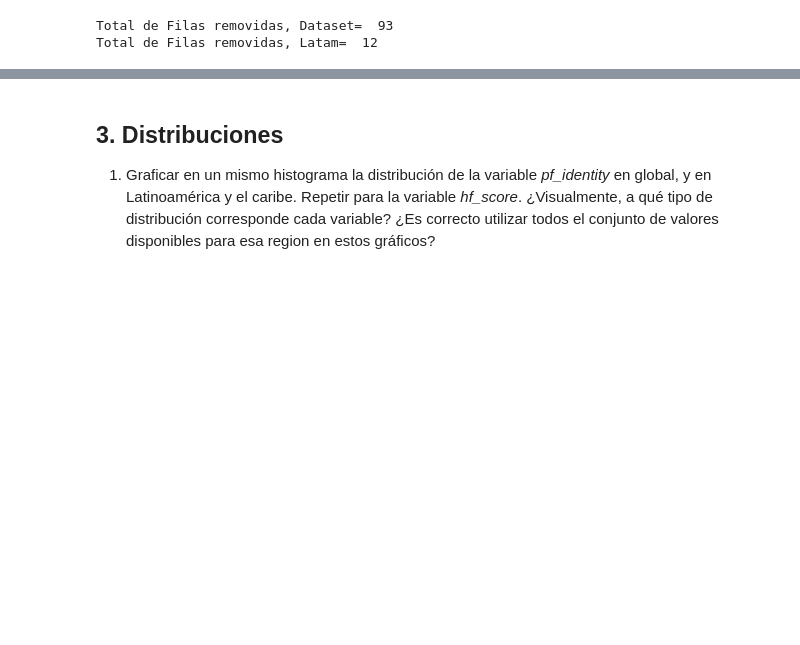
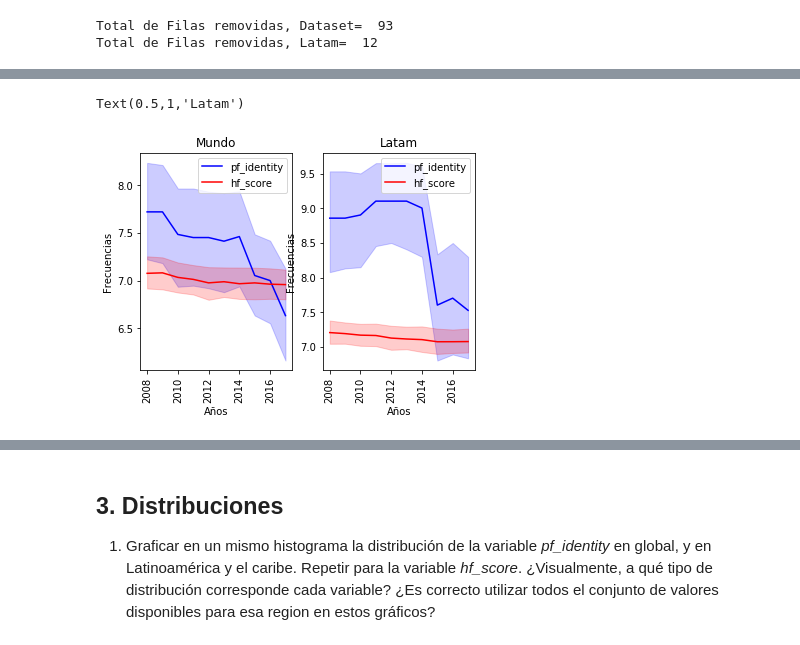
Before and after one commit to msoledadfernandez/DataScience_AnalisisyVisualizacion, a Jupyter notebook: practico.ipynb, the cells around one changed output, grey strips where cells are left out. Cells and saved outputs as stored; diff of their text form; code cells hidden in the pictures; blank space fills up the shorter version.

```diff
--- a/practico.ipynb
+++ b/practico.ipynb
@@ -381,5 +389,5 @@ Filas removidas 0
 # %%
-dataset_clean = clean_outliers(dataset_notna, "hf_score").hf_score
+dataset_clean = clean_outliers(dataset_notna, "hf_score")
 print("Filas removidas", len(dataset_notna) - len(dataset_clean))
 # %% [output]
 Filas removidas 13
@@ -389,7 +397,7 @@ print("Filas removidas", len(latam_notna) - len(latam_clean))
 # %% [output]
 Filas removidas 0
 # %%
-latam_clean = clean_outliers(latam_notna, "hf_score").hf_score
+latam_clean = clean_outliers(latam_notna, "hf_score")
 print("Filas removidas", len(latam_notna) - len(latam_clean))
 # %% [output]
 Filas removidas 10
@@ -403,0 +415,28 @@ Total de Filas removidas, Latam=  12
+# %%
+import numpy as np
+import matplotlib.pyplot as plt
+
+plt.subplot(121)
+p1= seaborn.lineplot(data=dataset_clean, x='year', y='pf_identity', estimator=np.mean, color='blue', label='pf_identity')
+seaborn.lineplot(data=dataset_clean, x='year', y='hf_score', estimator=numpy.mean, color='red', label='hf_score')
+plt.xticks(rotation=90);
+plt.xlabel('Años')
+plt.ylabel('Frecuencias')
+plt.title('Mundo')
+
+plt.subplot(122)
+p2= seaborn.lineplot(data=latam_clean, x='year', y='pf_identity', estimator=np.mean, color='blue', label='pf_identity')
+seaborn.lineplot(data=latam_clean, x='year', y='hf_score', estimator=numpy.mean, color='red', label='hf_score')
+plt.xticks(rotation=90);
+plt.xlabel('Años')
+plt.ylabel('Frecuencias')
+plt.title('Latam')
+
+# En los graficos es posible observar que la variable pf_idendity ha caino abruptamente a nivel mundial, y aún más en Latioamérica
+# Pero a pesar de esto actualemnte es más alto el valor de la media de pf_identity en Latinoamérica
+
+# En cuando al comportameniendo de la variable hf_score se observa un patron de comportamiento muy similar en ambos gráficos
+# siendo el valor de media para latinoamérica y el mundo aproximadamente el mismo... manteniendose durante los años.
+# %% [output]
+Text(0.5,1,'Latam')
+[figure, added]
```
Also changed, not shown: parts of 12 cells of this notebook.
